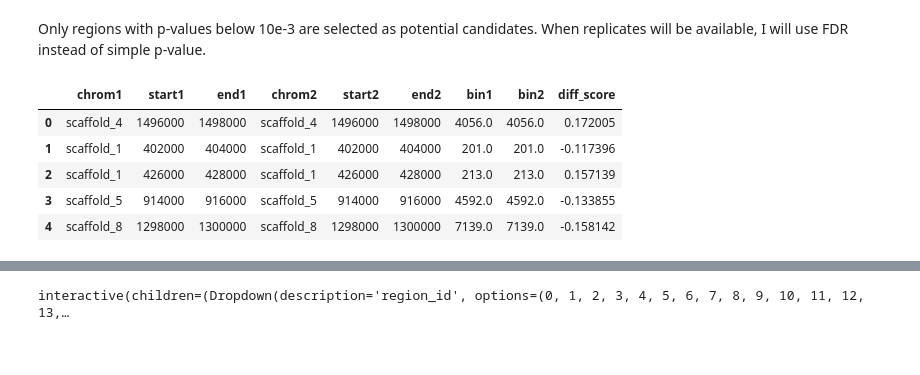
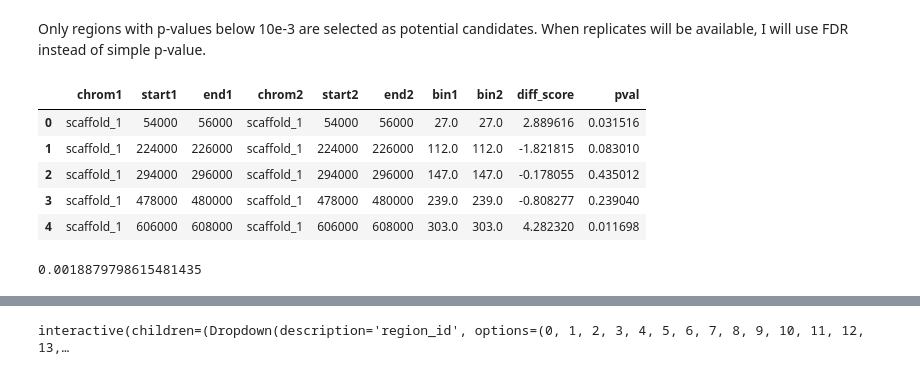
Before and after one commit to cmdoret/Acastellanii_legionella_infection, a Jupyter notebook: docs/notebooks/differential_contacts_annot.ipynb, the cells around one changed output, grey strips where cells are left out. Drawn from its saved outputs; the diff is of its cells as text; code cells hidden in the pictures.

```diff
--- a/docs/notebooks/differential_contacts_annot.ipynb
+++ b/docs/notebooks/differential_contacts_annot.ipynb
@@ -22,15 +22,16 @@ import hicstuff.view as hcv
 import cooler
 import pareidolia.io as pai
 import pareidolia.hic_utils as pah
+import pareidolia.stats as pas
 from cooltools.sample import sample_cooler
 
-
-out = '../../data/output/'
-indir = '../../data/input/'
+os.chdir("/home/cmatthey/Repos/Acastellanii_legionella_infection/")
+out = 'data/output/'
+indir = 'data/input/'
 res = 2000
-samples = pd.read_csv('../../samples.tsv', sep='\t', comment='#')
-infected_bedgraph = pd.read_csv(out + 'all_signals_AT420.bedgraph', sep='\t')
-healthy_bedgraph = pd.read_csv(out + 'all_signals_AT421.bedgraph', sep='\t')
+samples = pd.read_csv('samples.tsv', sep='\t', comment='#')
+#infected_bedgraph = pd.read_csv(out + 'all_signals_AT420.bedgraph', sep='\t')
+#healthy_bedgraph = pd.read_csv(out + 'all_signals_AT421.bedgraph', sep='\t')
 diff_borders = pd.read_csv(out + 'pareidolia/borders_change_infection_time.tsv', sep='\t')
 diff_loops = pd.read_csv(out + 'pareidolia/loops_change_infection_time.tsv', sep='\t')
 genes = pd.read_csv(indir + 'annotations/c3_annotations/Acanthamoeba_castellanii.annotations.txt', sep='\t')
@@ -139,17 +140,23 @@ Only regions with p-values below 10e-3 are selected as potential candidates. Whe
 # %%
 def filter_patterns(df):
     filt = (df.loc[df.diff_score != 0.0, :]
       .sort_values(abs(df.diff_score))
       .reset_index(drop=True)
    )
     return filt
 diff_borders = diff_borders.loc[diff_borders.diff_score != 0.0, :].reset_index(drop=True)
 diff_loops = diff_loops.loc[diff_loops.diff_score != 0.0, :].reset_index(drop=True)
+diff_borders['pval'] = pas.tvals_to_pvals(diff_borders.diff_score, samples.shape[0])
+diff_loops['pval'] = pas.tvals_to_pvals(diff_loops.diff_score, samples.shape[0])
 diff_borders.head()
 # %% [output]
-|  | chrom1 | start1 | end1 | chrom2 | start2 | end2 | bin1 | bin2 | diff_score |
-| 0 | scaffold_4 | 1496000 | 1498000 | scaffold_4 | 1496000 | 1498000 | 4056.0 | 4056.0 | 0.172005 |
-| 1 | scaffold_1 | 402000 | 404000 | scaffold_1 | 402000 | 404000 | 201.0 | 201.0 | -0.117396 |
-| 2 | scaffold_1 | 426000 | 428000 | scaffold_1 | 426000 | 428000 | 213.0 | 213.0 | 0.157139 |
-| 3 | scaffold_5 | 914000 | 916000 | scaffold_5 | 914000 | 916000 | 4592.0 | 4592.0 | -0.133855 |
-| 4 | scaffold_8 | 1298000 | 1300000 | scaffold_8 | 1298000 | 1300000 | 7139.0 | 7139.0 | -0.158142 |
+|  | chrom1 | start1 | end1 | chrom2 | start2 | end2 | bin1 | bin2 | diff_score | pval |
+| 0 | scaffold_1 | 54000 | 56000 | scaffold_1 | 54000 | 56000 | 27.0 | 27.0 | 2.889616 | 0.031516 |
+| 1 | scaffold_1 | 224000 | 226000 | scaffold_1 | 224000 | 226000 | 112.0 | 112.0 | -1.821815 | 0.083010 |
+| 2 | scaffold_1 | 294000 | 296000 | scaffold_1 | 294000 | 296000 | 147.0 | 147.0 | -0.178055 | 0.435012 |
+| 3 | scaffold_1 | 478000 | 480000 | scaffold_1 | 478000 | 480000 | 239.0 | 239.0 | -0.808277 | 0.239040 |
+| 4 | scaffold_1 | 606000 | 608000 | scaffold_1 | 606000 | 608000 | 303.0 | 303.0 | 4.282320 | 0.011698 |
+# %%
+len(diff_borders.pval[diff_borders.pval < 0.00001]) / len(diff_borders.pval)
+# %% [output]
+0.0018879798615481435
```
Also changed, not shown: parts of 10 cells of this notebook, 5 other files.
